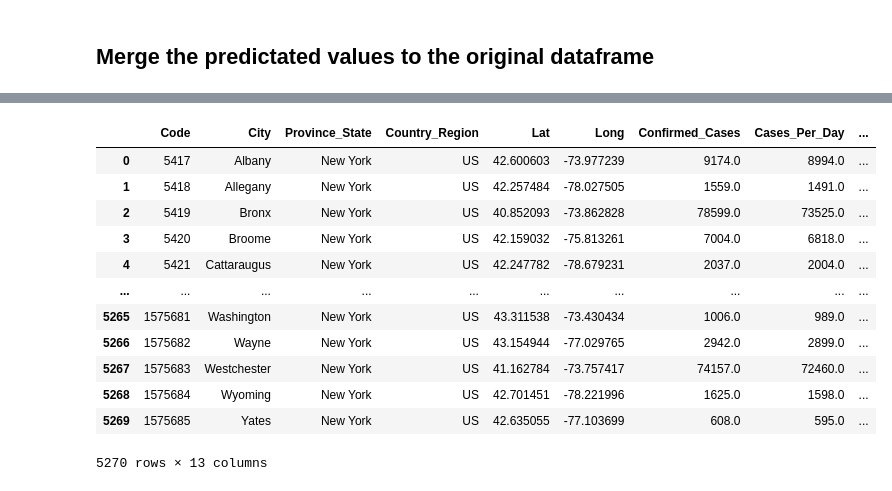
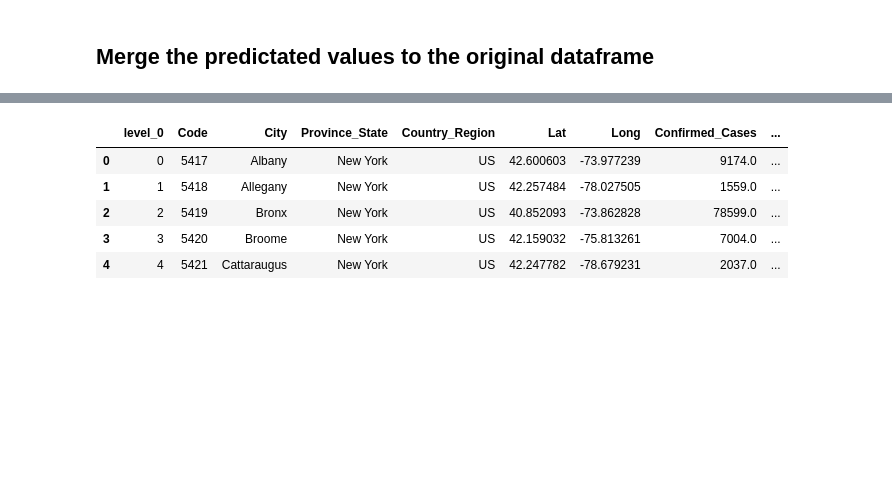
Before and after one commit to icheung487/Final_Project, a Jupyter notebook: ML_RandomForestRegressor_Model_NY.ipynb, the cells around one changed output, grey strips where cells are left out. Drawn from its saved outputs; the diff is of its cells as text; code cells hidden in the pictures; blank space fills up the shorter version.

```diff
--- a/ML_RandomForestRegressor_Model_NY.ipynb
+++ b/ML_RandomForestRegressor_Model_NY.ipynb
@@ -358,17 +326,11 @@ See the caveats in the documentation: https://pandas.pydata.org/pandas-docs/stab
 # %%
+#Df with predictated values
 merged_df = New_df.merge(Predict_df, on=['Code'])
-merged_df
+merged_df.head()
 # %% [output]
-|  | Code | City | Province_State | Country_Region | Lat | Long | Confirmed_Cases | Cases_Per_Day | ... |
-| 0 | 5417 | Albany | New York | US | 42.600603 | -73.977239 | 9174.0 | 8994.0 | ... |
-| 1 | 5418 | Allegany | New York | US | 42.257484 | -78.027505 | 1559.0 | 1491.0 | ... |
-| 2 | 5419 | Bronx | New York | US | 40.852093 | -73.862828 | 78599.0 | 73525.0 | ... |
-| 3 | 5420 | Broome | New York | US | 42.159032 | -75.813261 | 7004.0 | 6818.0 | ... |
-| 4 | 5421 | Cattaraugus | New York | US | 42.247782 | -78.679231 | 2037.0 | 2004.0 | ... |
-| ... | ... | ... | ... | ... | ... | ... | ... | ... | ... |
-| 5265 | 1575681 | Washington | New York | US | 43.311538 | -73.430434 | 1006.0 | 989.0 | ... |
-| 5266 | 1575682 | Wayne | New York | US | 43.154944 | -77.029765 | 2942.0 | 2899.0 | ... |
-| 5267 | 1575683 | Westchester | New York | US | 41.162784 | -73.757417 | 74157.0 | 72460.0 | ... |
-| 5268 | 1575684 | Wyoming | New York | US | 42.701451 | -78.221996 | 1625.0 | 1598.0 | ... |
-| 5269 | 1575685 | Yates | New York | US | 42.635055 | -77.103699 | 608.0 | 595.0 | ... |
+|  | level_0 | Code | City | Province_State | Country_Region | Lat | Long | Confirmed_Cases | ... |
+| 0 | 0 | 5417 | Albany | New York | US | 42.600603 | -73.977239 | 9174.0 | ... |
+| 1 | 1 | 5418 | Allegany | New York | US | 42.257484 | -78.027505 | 1559.0 | ... |
+| 2 | 2 | 5419 | Bronx | New York | US | 40.852093 | -73.862828 | 78599.0 | ... |
+| 3 | 3 | 5420 | Broome | New York | US | 42.159032 | -75.813261 | 7004.0 | ... |
+| 4 | 4 | 5421 | Cattaraugus | New York | US | 42.247782 | -78.679231 | 2037.0 | ... |
-5270 rows × 13 columns
```
Also changed, not shown: parts of 10 cells of this notebook.
